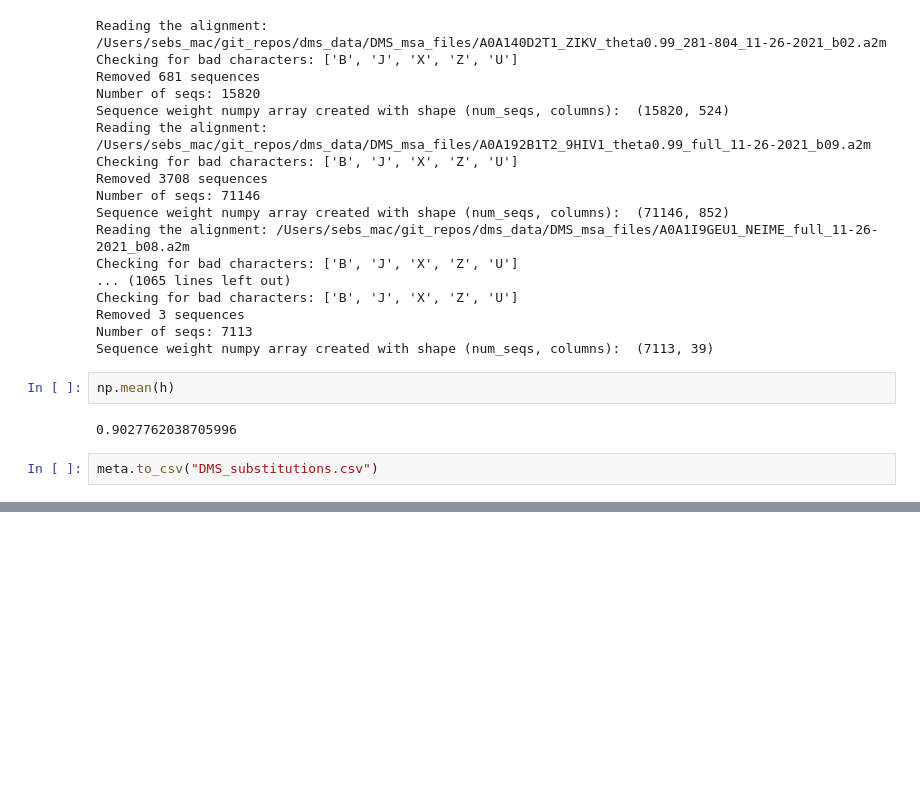
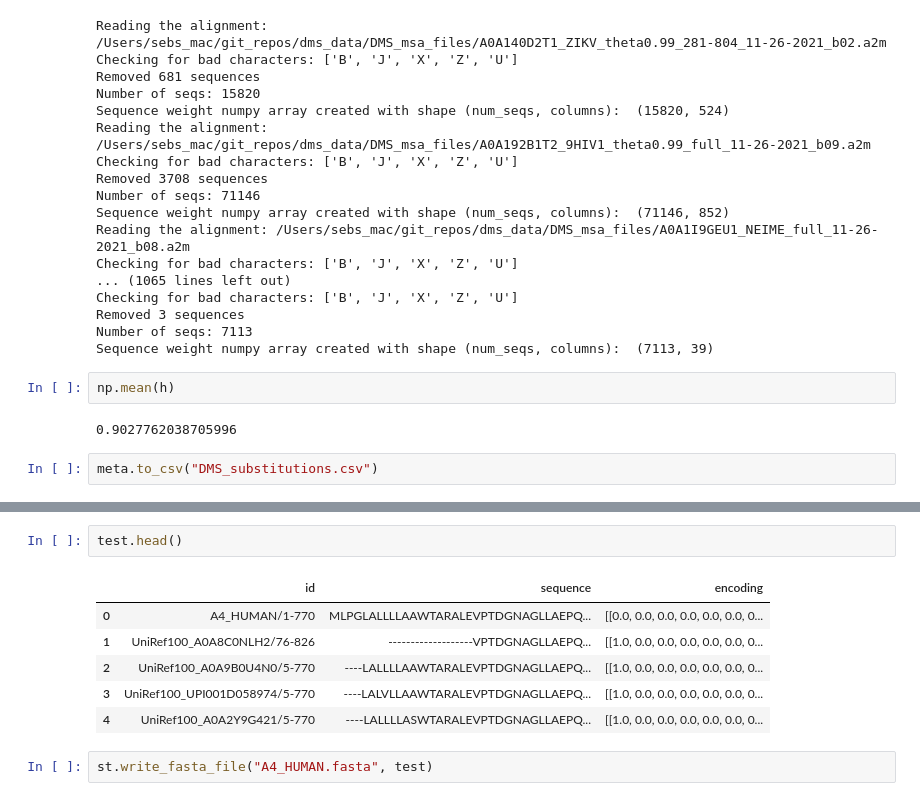
Before and after one commit to SebPorras/MAP_VAE, a Jupyter notebook: notebooks/entropy.ipynb, the cells around one changed output, grey strips where cells are left out. Drawn from its saved outputs; the diff is of its cells as text; blank space fills up the shorter version.

```diff
--- a/notebooks/entropy.ipynb
+++ b/notebooks/entropy.ipynb
@@ -61,0 +149,11 @@ meta.to_csv("DMS_substitutions.csv")
+# %%
+test.head()
+# %% [output]
+|  | id | sequence | encoding |
+| 0 | A4_HUMAN/1-770 | MLPGLALLLLAAWTARALEVPTDGNAGLLAEPQ... | [[0.0, 0.0, 0.0, 0.0, 0.0, 0.0, 0... |
+| 1 | UniRef100_A0A8C0NLH2/76-826 | -------------------VPTDGNAGLLAEPQ... | [[1.0, 0.0, 0.0, 0.0, 0.0, 0.0, 0... |
+| 2 | UniRef100_A0A9B0U4N0/5-770 | ----LALLLLAAWTARALEVPTDGNAGLLAEPQ... | [[1.0, 0.0, 0.0, 0.0, 0.0, 0.0, 0... |
+| 3 | UniRef100_UPI001D058974/5-770 | ----LALVLLAAWTARALEVPTDGNAGLLAEPQ... | [[1.0, 0.0, 0.0, 0.0, 0.0, 0.0, 0... |
+| 4 | UniRef100_A0A2Y9G421/5-770 | ----LALLLLASWTARALEVPTDGNAGLLAEPQ... | [[1.0, 0.0, 0.0, 0.0, 0.0, 0.0, 0... |
+# %%
+st.write_fasta_file("A4_HUMAN.fasta", test)
```
Also changed, not shown: parts of 4 cells of this notebook.
